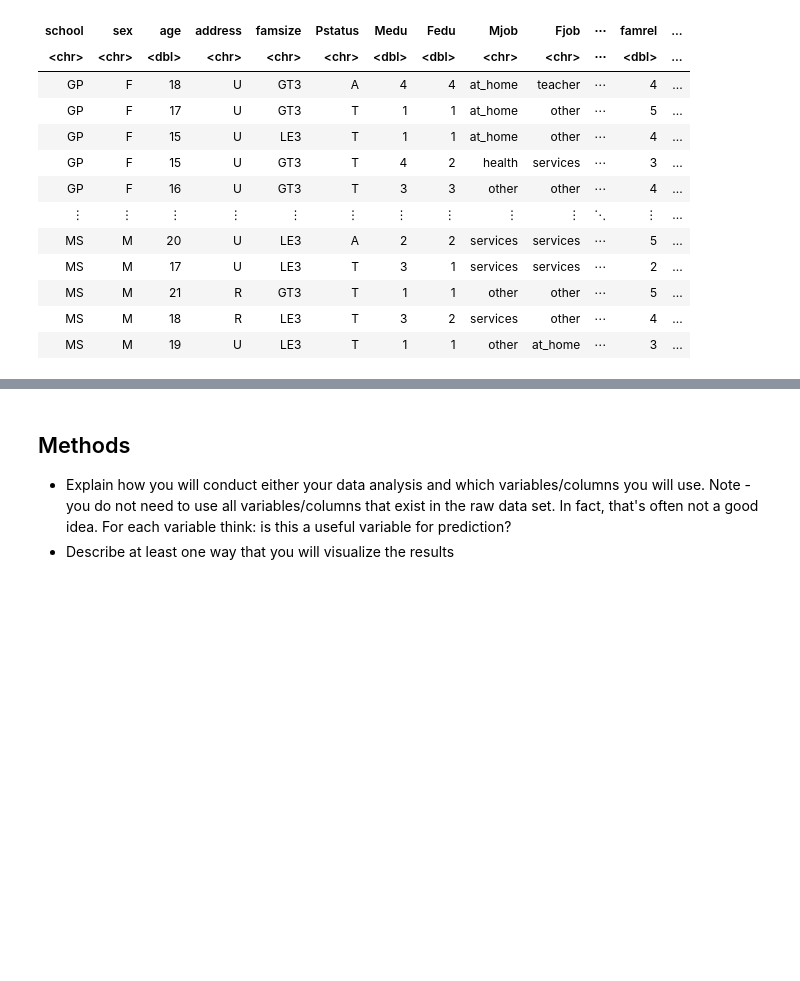
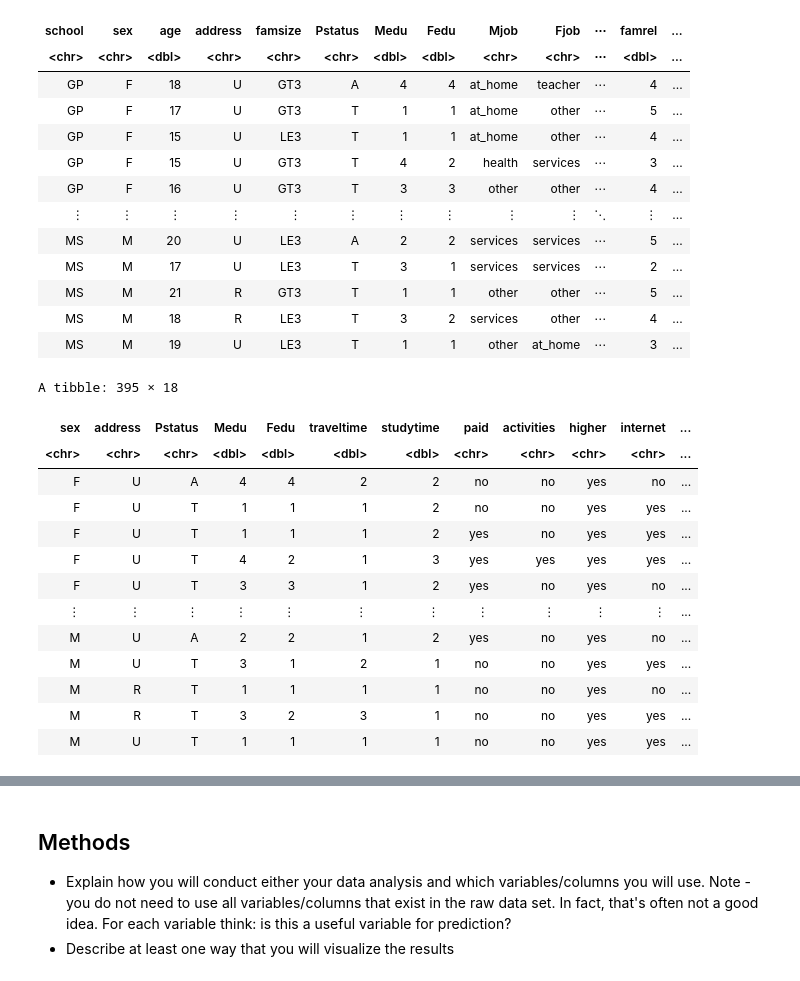
Before and after one commit to edsters78/DSCI100_Project, a Jupyter notebook: proposal.ipynb, the cells around one changed output, grey strips where cells are left out. Saved outputs shown, nothing was run; the diff lists cells and outputs as text; code cells hidden in the pictures; blank space fills up the shorter version.

Commit message:
Title, Introduction, Methods added, some of Preliminary Exploratory Data Analysis added (reading data from web, selecting the data we'll be using, splitting it into training and testing set)

```diff
--- a/proposal.ipynb
+++ b/proposal.ipynb
@@ -50,3 +66,25 @@ A spec_tbl_df: 395 × 33
 | MS | M | 21 | R | GT3 | T | 1 | 1 | other | other | ⋯ | 5 | ... |
 | MS | M | 18 | R | LE3 | T | 3 | 2 | services | other | ⋯ | 4 | ... |
 | MS | M | 19 | U | LE3 | T | 1 | 1 | other | at_home | ⋯ | 3 | ... |
+# %%
+#tidying the data
+#selecting only the variables that will be most relevant
+student_data_clean <- student_data %>%
+    select(sex, address, Pstatus, Medu, Fedu, traveltime, studytime, paid, activities,
+           higher, internet, famrel, freetime, Dalc, Walc, health, absences, G3)
+student_data_clean
+# %% [output]
+A tibble: 395 × 18
+| sex | address | Pstatus | Medu | Fedu | traveltime | studytime | paid | activities | higher | internet | ... |
+| <chr> | <chr> | <chr> | <dbl> | <dbl> | <dbl> | <dbl> | <chr> | <chr> | <chr> | <chr> | ... |
+| F | U | A | 4 | 4 | 2 | 2 | no | no | yes | no | ... |
+| F | U | T | 1 | 1 | 1 | 2 | no | no | yes | yes | ... |
+| F | U | T | 1 | 1 | 1 | 2 | yes | no | yes | yes | ... |
+| F | U | T | 4 | 2 | 1 | 3 | yes | yes | yes | yes | ... |
+| F | U | T | 3 | 3 | 1 | 2 | yes | no | yes | no | ... |
+| ⋮ | ⋮ | ⋮ | ⋮ | ⋮ | ⋮ | ⋮ | ⋮ | ⋮ | ⋮ | ⋮ | ... |
+| M | U | A | 2 | 2 | 1 | 2 | yes | no | yes | no | ... |
+| M | U | T | 3 | 1 | 2 | 1 | no | no | yes | yes | ... |
+| M | R | T | 1 | 1 | 1 | 1 | no | no | yes | no | ... |
+| M | R | T | 3 | 2 | 3 | 1 | no | no | yes | yes | ... |
+| M | U | T | 1 | 1 | 1 | 1 | no | no | yes | yes | ... |
```
Also changed, not shown: parts of 9 cells of this notebook.
